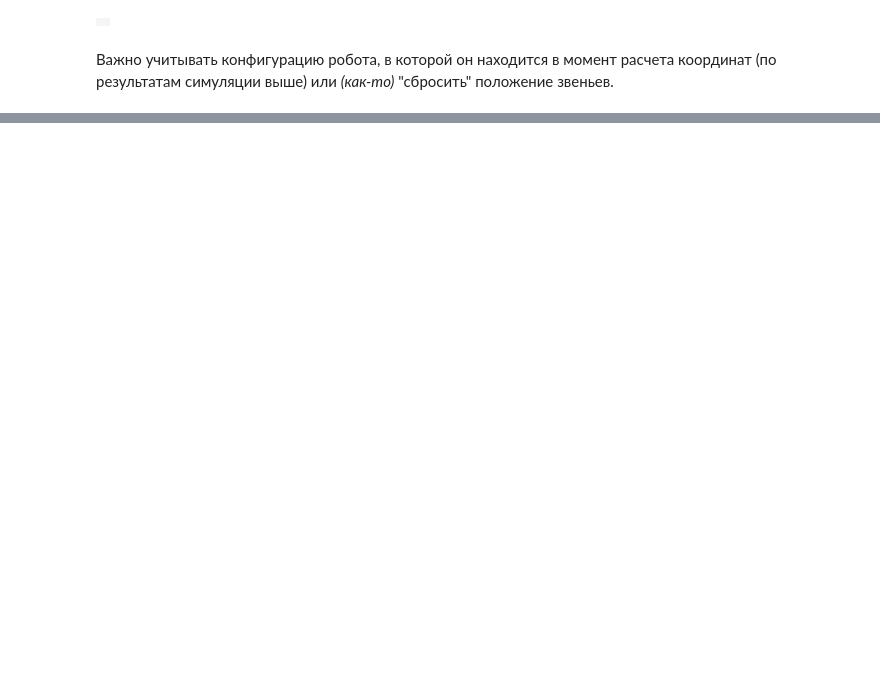
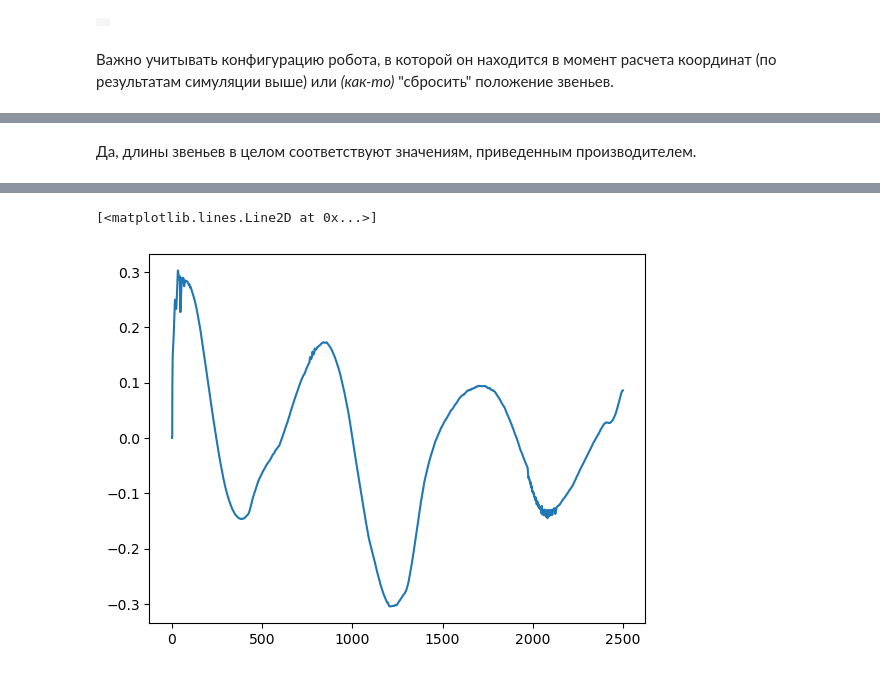
Before and after one commit to t0sster/spot_mujoco, a Jupyter notebook: tt.ipynb, the cells around one changed output, grey strips where cells are left out. Drawn from its saved outputs; the diff is of its cells as text; code cells hidden in the pictures; blank space fills up the shorter version.

```diff
--- a/tt.ipynb
+++ b/tt.ipynb
@@ -169,0 +164,2 @@ media.show_video(frames, fps=fps, loop=False)
+# %% [markdown]
+Да, длины звеньев в целом соответствуют значениям, приведенным производителем.
@@ -169,0 +190,38 @@ media.show_video(frames, fps=fps, loop=False)
+# %%
+duration = 5.0
+ctrl_rate = 2
+ctrl_std = 0.05
+
+np.random.seed(12345)
+
+# Set the desired control point.
+if model.nkey > 0:
+  mujoco.mj_resetDataKeyframe(model, data, 0)
+  ctrl0 = data.ctrl.copy()
+else:
+  mujoco.mj_resetData(model, data)
+  ctrl0 = np.mean(model.actuator_ctrlrange, axis=1)
+
+t = np.array([])
+pos = np.array([])
+vel = np.array([])
+
+frames = []
+for i in tqdm(range(nsteps)):
+  data.ctrl[0:12] = ctrl0[0:12] + ctrl_std * perturb[i, 0:12]
+  t = np.append(t, i)
+  pos = np.append(pos, data.body("arm_link_sh0").xpos[0])
+  vel = np.append(vel, data.body("arm_link_sh0").cvel[0])
+  mujoco.mj_step(model, data)
+  if len(frames) < data.time * fps:
+    renderer.update_scene(data, camera)
+    frame = renderer.render().copy().astype(np.uint8)
+    frames.append(frame)
+    # if (len(frames) % 5 == 0):
+    #     print(data.body("arm_link_sh0").xpos)
+    #     print(data.body("arm_link_sh0").cvel, '\n')
+
+media.show_video(frames, fps=fps, loop=False)
+plt.plot(t, pos)
+plt.plot(t, vel)
+# %% [output]
@@ -169,0 +229,2 @@ media.show_video(frames, fps=fps, loop=False)
+[<matplotlib.lines.Line2D at 0x...>]
+[figure, added]
```
Also changed, not shown: parts of 7 cells of this notebook.
